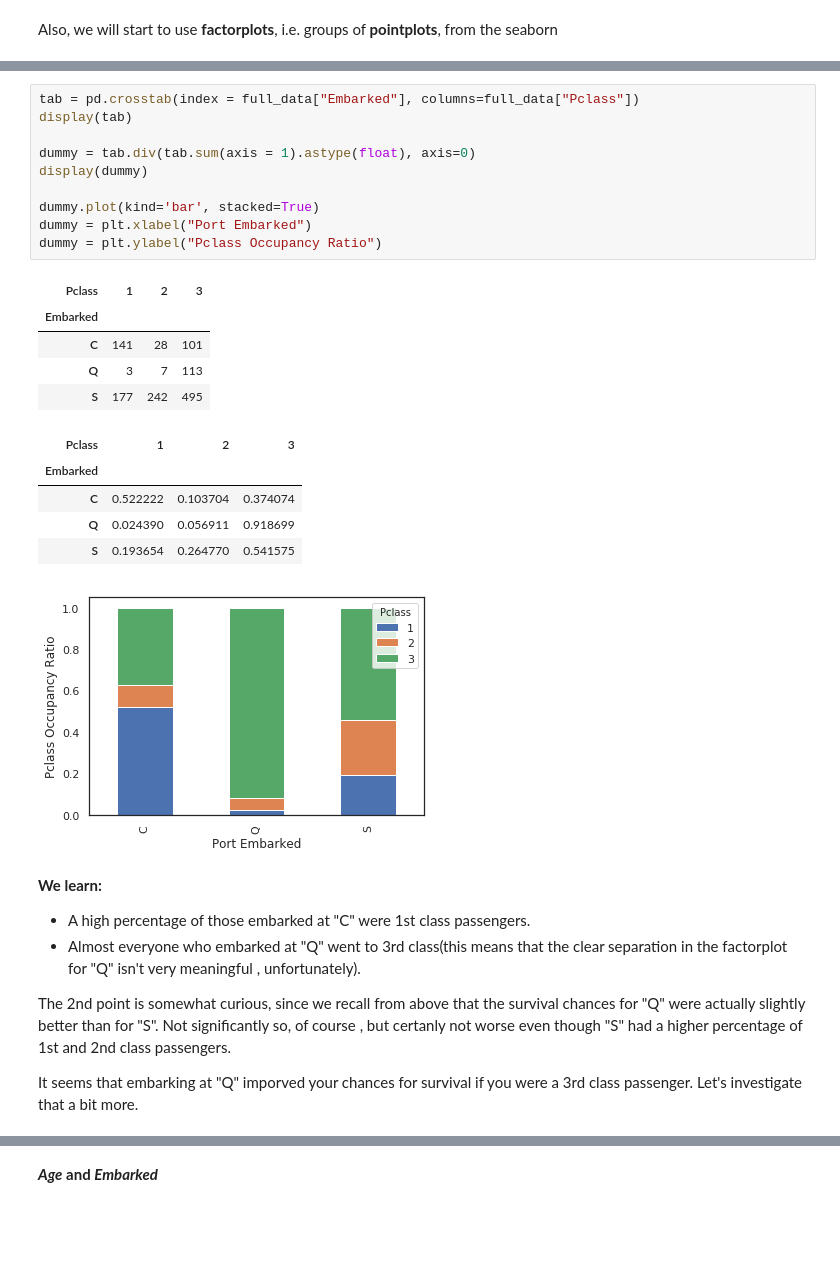
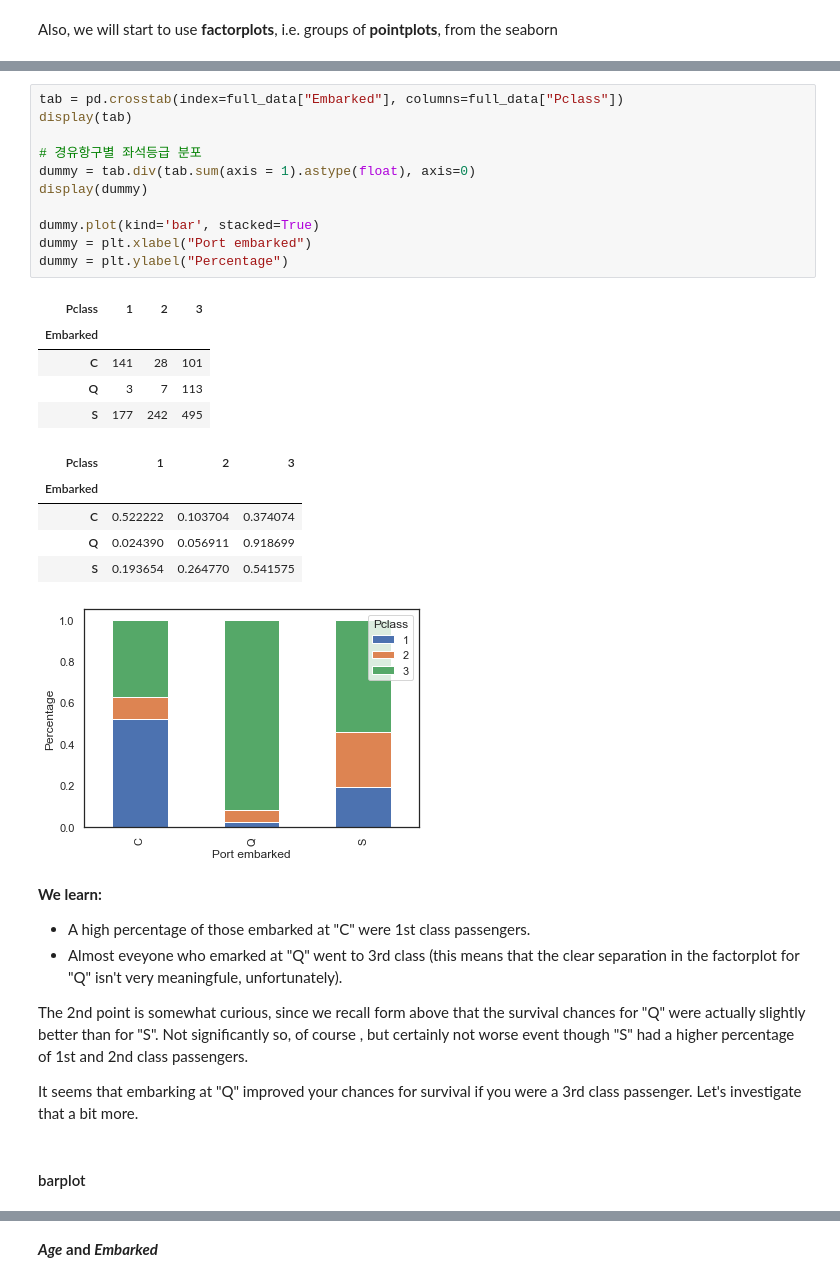
Before and after one commit to SANGSEOSEO/philosophy_datascience, a Jupyter notebook: 08.Kaggle_Dacon/titanic/titanic-for-python.ipynb, the cells around one changed output, grey strips where cells are left out. Saved outputs shown, nothing was run; the diff lists cells and outputs as text; blank space fills up the shorter version.

```diff
--- a/08.Kaggle_Dacon/titanic/titanic-for-python.ipynb
+++ b/08.Kaggle_Dacon/titanic/titanic-for-python.ipynb
@@ -643,35 +642,37 @@ g = sns.factorplot(x="Pclass", y="Survived", data=train, hue="Sex", col="Embarke
 # %%
-tab = pd.crosstab(index = full_data["Embarked"], columns=full_data["Pclass"])
+tab = pd.crosstab(index=full_data["Embarked"], columns=full_data["Pclass"])
 display(tab)
 
+# 경유항구별 좌석등급 분포
 dummy = tab.div(tab.sum(axis = 1).astype(float), axis=0)
 display(dummy)
 
 dummy.plot(kind='bar', stacked=True)
-dummy = plt.xlabel("Port Embarked")
-dummy = plt.ylabel("Pclass Occupancy Ratio")
+dummy = plt.xlabel("Port embarked")
+dummy = plt.ylabel("Percentage")
 # %% [output]
 | Pclass | 1 | 2 | 3 |
 | Embarked |  |  |  |
 | C | 141 | 28 | 101 |
 | Q | 3 | 7 | 113 |
 | S | 177 | 242 | 495 |
 | Pclass | 1 | 2 | 3 |
 | Embarked |  |  |  |
 | C | 0.522222 | 0.103704 | 0.374074 |
 | Q | 0.024390 | 0.056911 | 0.918699 |
 | S | 0.193654 | 0.264770 | 0.541575 |
-[figure, old version]
+[figure, new version]
 # %% [markdown]
 **We learn:**
+* A high percentage of those embarked at "C" were 1st class passengers.
+* Almost eveyone who emarked at "Q" went to 3rd class (this means that the clear separation in the factorplot for "Q" isn't very meaningfule, unfortunately).
 
-* A high percentage of those embarked at "C" were 1st class passengers.
-* Almost everyone who embarked at "Q" went to 3rd class(this means that the clear separation in the factorplot for "Q" isn't very meaningful , unfortunately).
+The 2nd point is somewhat curious, since we recall form above that the survival chances for "Q" were actually slightly better than for "S".
+Not significantly so, of course , but certainly not worse event though "S" had a higher percentage of 1st and 2nd class passengers.
 
-
-The 2nd point is somewhat curious, since we recall from above that the survival chances for "Q" were actually slightly better than for "S". Not significantly so, of course , but certanly not worse even though "S" had a higher percentage of 1st and 2nd class passengers.
-
-It seems that embarking at "Q" imporved your chances for survival if you were a 3rd class passenger. Let's investigate that a bit more.
+It seems that embarking at "Q" improved your chances for survival if you were a 3rd class passenger. Let's investigate that a bit more.
+# %% [markdown]
+#### barplot
 # %%
 sns.barplot(x="Embarked", y="Survived", hue="Pclass", data=train)
 # %% [output]
```
Also changed, not shown: parts of 58 cells of this notebook.
